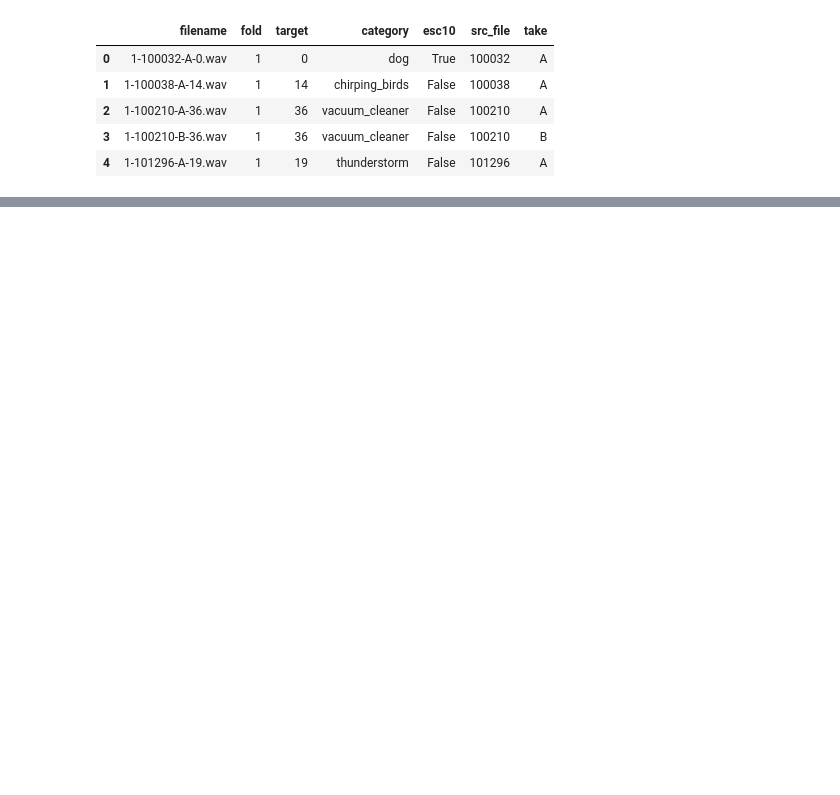
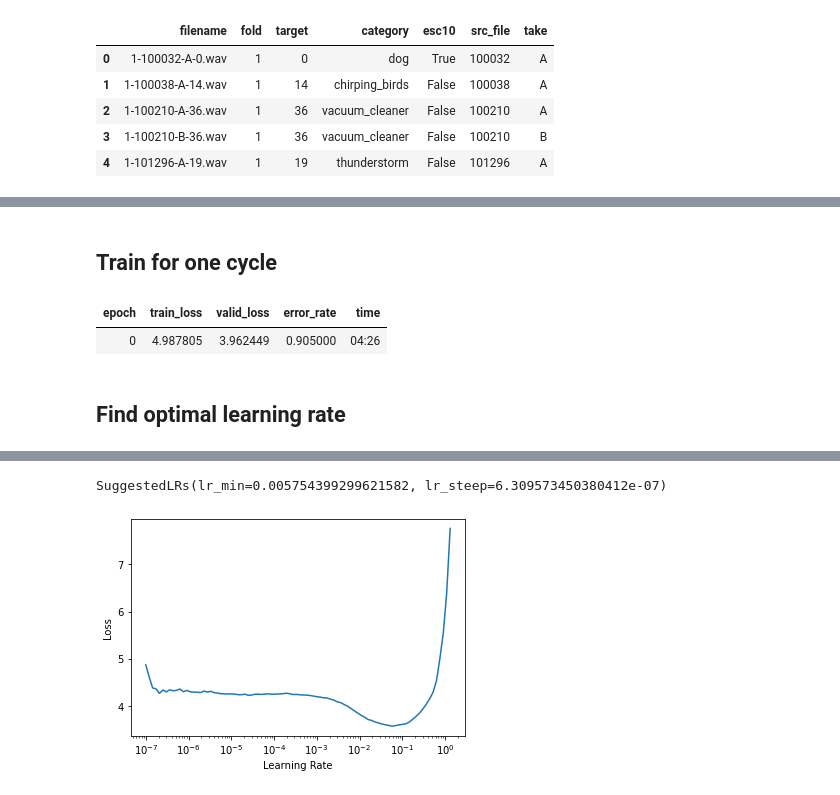
Before and after one commit to adamsiemaszkiewicz/sound_classifier, a Jupyter notebook: 02_Classifier.ipynb, the cells around one changed output, grey strips where cells are left out. Saved outputs shown, nothing was run; the diff lists cells and outputs as text; code cells hidden in the pictures; blank space fills up the shorter version.

```diff
--- a/02_Classifier.ipynb
+++ b/02_Classifier.ipynb
@@ -173,0 +189,12 @@ KeyboardInterrupt: ignored
+# %% [markdown]
+## Train for one cycle
+# %%
+learn.fit_one_cycle(1)
+# %% [output]
+| epoch | train_loss | valid_loss | error_rate | time |
+| 0 | 4.987805 | 3.962449 | 0.905000 | 04:26 |
+# %% [markdown]
+## Find optimal learning rate
+# %%
+learn.lr_find()
+# %% [output]
@@ -173,0 +202,2 @@ KeyboardInterrupt: ignored
+SuggestedLRs(lr_min=0.005754399299621582, lr_steep=6.309573450380412e-07)
+[figure, added]
```
Also changed, not shown: parts of 53 cells of this notebook, 2 other files.
